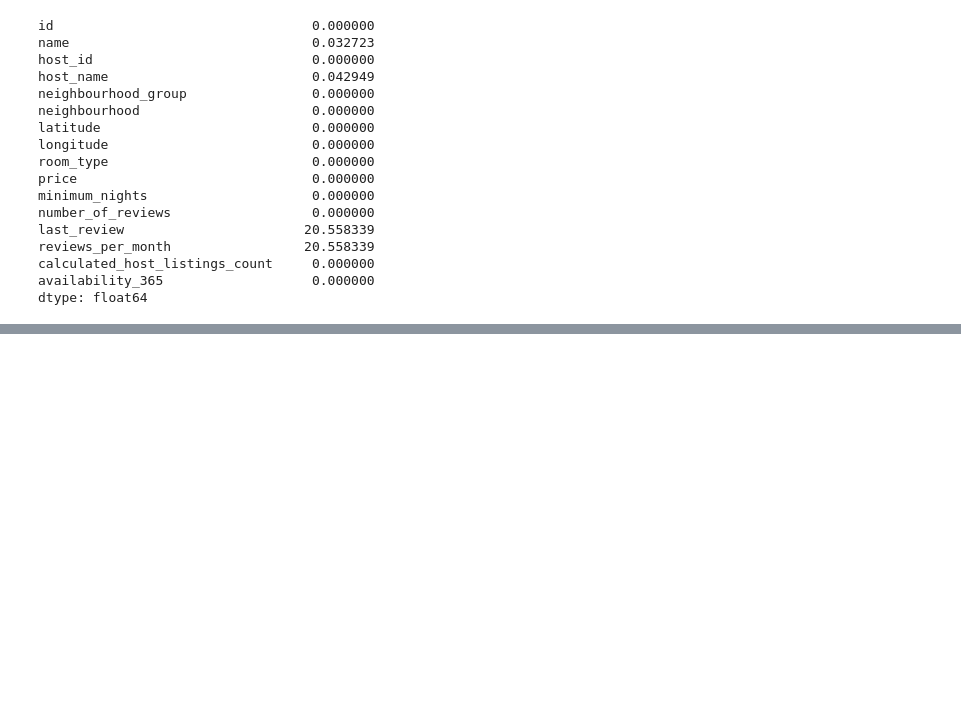
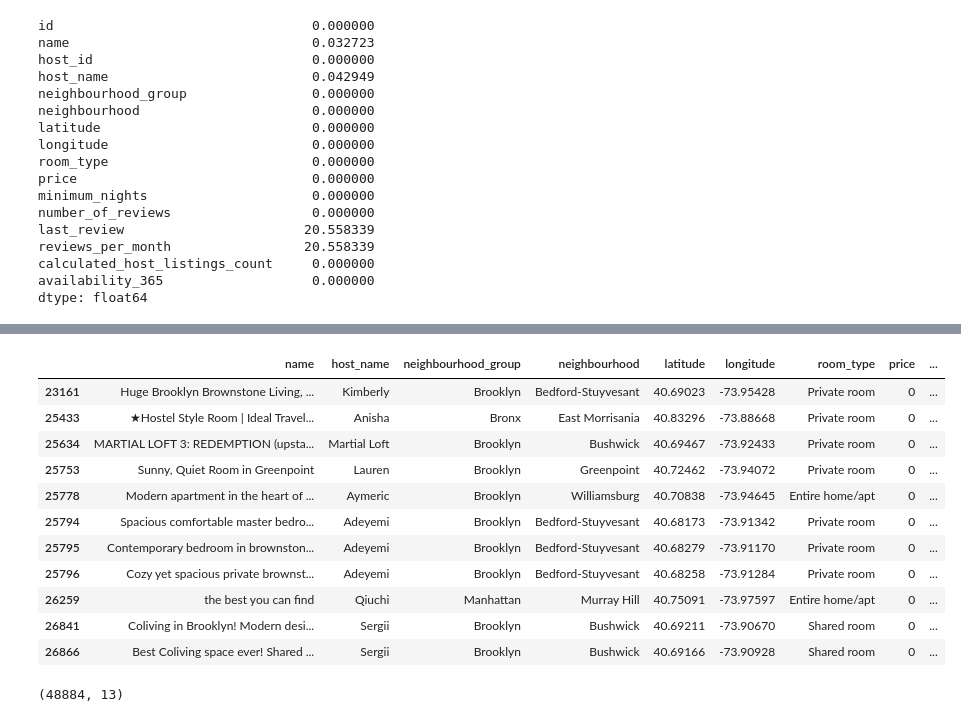
Before and after one commit to ShivanshSingh000/Airbnb-Data-Analysis, a Jupyter notebook: My_Individual_Airbnb_Bookings_Analysis_Project.ipynb, the cells around one changed output, grey strips where cells are left out. Cells and saved outputs as stored; diff of their text form; code cells hidden in the pictures; blank space fills up the shorter version.

```diff
--- a/My_Individual_Airbnb_Bookings_Analysis_Project.ipynb
+++ b/My_Individual_Airbnb_Bookings_Analysis_Project.ipynb
@@ -154,0 +157,5 @@ So, Null value doesn't mean it is wrong data. It may be right data as these prop
+# %%
+df= df.drop(['last_review', 'host_id', 'id'],axis=1)
+# %%
+# review_per_month have null values we can replace it with 0
+df['reviews_per_month']=df['reviews_per_month'].replace(to_replace=np.nan,value=0).astype('int64')
@@ -154,0 +187,15 @@ So, Null value doesn't mean it is wrong data. It may be right data as these prop
+# %%
+df[df['price'] == 0]
+# %% [output]
+|  | name | host_name | neighbourhood_group | neighbourhood | latitude | longitude | room_type | price | ... |
+| 23161 | Huge Brooklyn Brownstone Living, ... | Kimberly | Brooklyn | Bedford-Stuyvesant | 40.69023 | -73.95428 | Private room | 0 | ... |
+| 25433 | ★Hostel Style Room | Ideal Travel... | Anisha | Bronx | East Morrisania | 40.83296 | -73.88668 | Private room | 0 | ... |
+| 25634 | MARTIAL LOFT 3: REDEMPTION (upsta... | Martial Loft | Brooklyn | Bushwick | 40.69467 | -73.92433 | Private room | 0 | ... |
+| 25753 | Sunny, Quiet Room in Greenpoint | Lauren | Brooklyn | Greenpoint | 40.72462 | -73.94072 | Private room | 0 | ... |
+| 25778 | Modern apartment in the heart of ... | Aymeric | Brooklyn | Williamsburg | 40.70838 | -73.94645 | Entire home/apt | 0 | ... |
+| 25794 | Spacious comfortable master bedro... | Adeyemi | Brooklyn | Bedford-Stuyvesant | 40.68173 | -73.91342 | Private room | 0 | ... |
+| 25795 | Contemporary bedroom in brownston... | Adeyemi | Brooklyn | Bedford-Stuyvesant | 40.68279 | -73.91170 | Private room | 0 | ... |
+| 25796 | Cozy yet spacious private brownst... | Adeyemi | Brooklyn | Bedford-Stuyvesant | 40.68258 | -73.91284 | Private room | 0 | ... |
+| 26259 | the best you can find | Qiuchi | Manhattan | Murray Hill | 40.75091 | -73.97597 | Entire home/apt | 0 | ... |
+| 26841 | Coliving in Brooklyn! Modern desi... | Sergii | Brooklyn | Bushwick | 40.69211 | -73.90670 | Shared room | 0 | ... |
+| 26866 | Best Coliving space ever! Shared ... | Sergii | Brooklyn | Bushwick | 40.69166 | -73.90928 | Shared room | 0 | ... |
@@ -154,0 +208,4 @@ So, Null value doesn't mean it is wrong data. It may be right data as these prop
+# %%
+df.shape
+# %% [output]
+(48884, 13)
```
Also changed, not shown: parts of 8 cells of this notebook.
